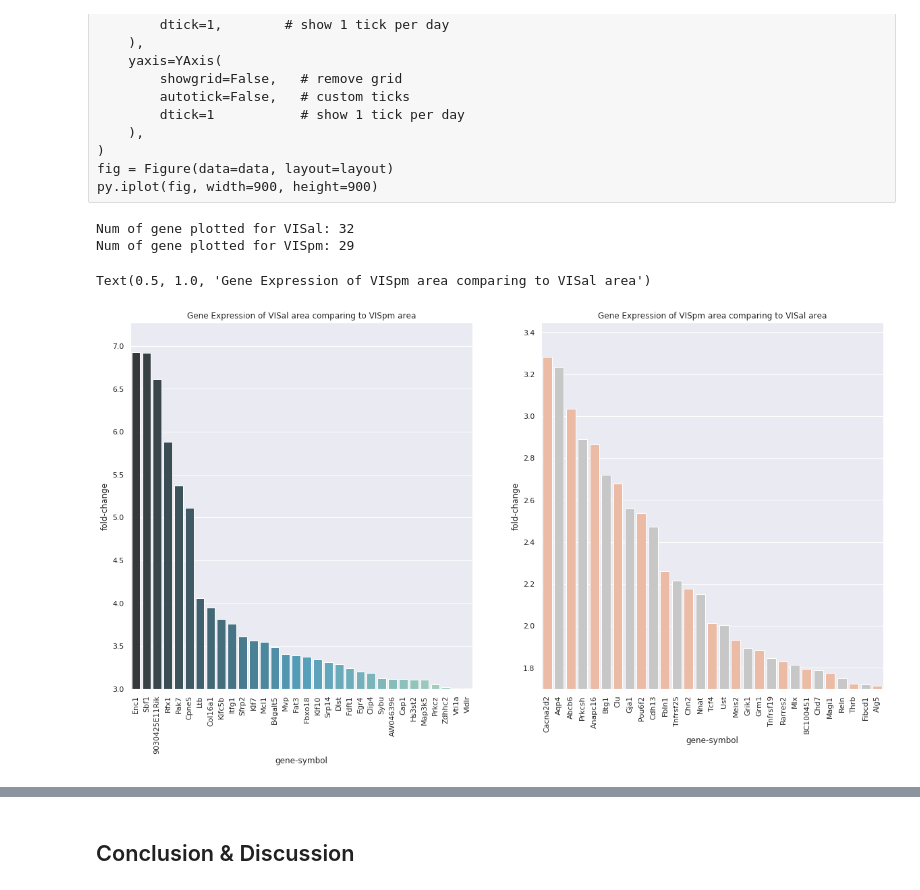
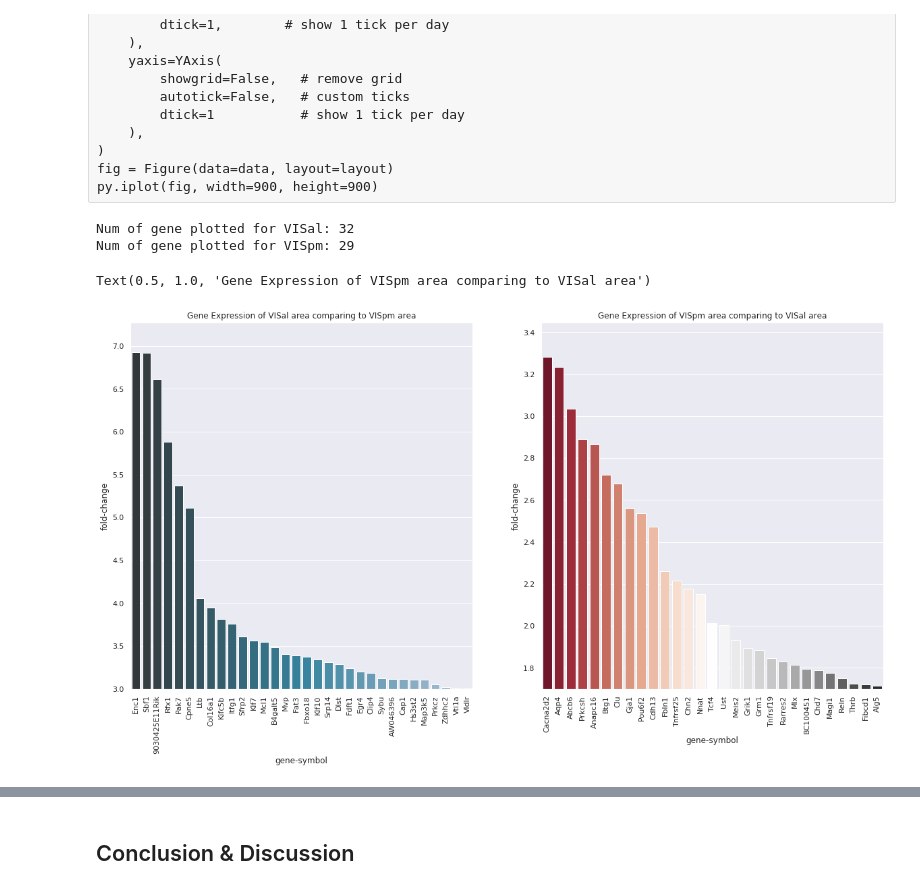
Before and after one commit to tthd0214/CellTypeProject, a Jupyter notebook: CellTypesProject_group8.ipynb, the cells around one changed output, grey strips where cells are left out. Drawn from its saved outputs; the diff is of its cells as text; code cells hidden in the pictures.

```diff
--- a/CellTypesProject_group8.ipynb
+++ b/CellTypesProject_group8.ipynb
@@ -29,7 +29,7 @@ import xml.etree.ElementTree as ET
 import matplotlib as mpl
 import matplotlib.pyplot as plt
 import seaborn as sns
-sns.set(style="whitegrid")
+sns.set(style="darkgrid")
 
 from scipy.spatial.distance import pdist, squareform
 
@@ -71,10 +71,11 @@ targeted_structures = boc.get_all_targeted_structures()
 # query.xml?criteria=%20service::mouse_differential[set$eq%27mouse_coronal%27][structures1$eq402][structures2$eq533]
 
 
+VISal_VISpm_pd = pd.read_csv("VISal_VISpm_Converted_No_Threshold.csv")
+VISpm_VISal_pd = pd.read_csv("VISpm_VISal_Converted_No_Threshold.csv")
 
 
-VISal_VISpm_pd = pd.read_csv("VISal_VISpm_Converted_No_Threshold.csv")
-VISpm_VISal_pd = pd.read_csv("VISpm_VISal_Converted_No_Threshold.csv")
+sns.set_palette("bright")
 # %% [markdown]
 ## Data Wrangling
 # %% [markdown]
@@ -343,24 +348,24 @@ py.iplot(fig, width=900, height=900)
 # %%
 # plotting the gene expression data through barplot
 fig, ax = plt.subplots(ncols = 2,figsize=(20,10))
 VISal_VISpm_plot= VISal_VISpm_pd_fold[VISal_VISpm_pd_fold["fold-change"] > 3]
 VISpm_VISal_plot = VISpm_VISal_pd_fold[VISpm_VISal_pd_fold["fold-change"] > 1.7]
 
 print("Num of gene plotted for VISal: " + str(len(VISal_VISpm_plot)))
 print("Num of gene plotted for VISpm: " + str(len(VISpm_VISal_plot)))
 
-ax1 = sns.barplot(x = "gene-symbol", y = "fold-change", data = VISal_VISpm_plot, ax = ax[0], palette="GnBu_d")
+ax1 = sns.barplot(x = "gene-symbol", y = "fold-change", data = VISal_VISpm_plot, ax = ax[0], palette="PuBuGn_d")
 ax1.set_xticklabels(labels = VISal_VISpm_plot['gene-symbol'], rotation=90)
 ax1.set_ylim(3,)
 ax1.set_title('Gene Expression of VISal area comparing to VISpm area')
 
 custom_palette = sns.color_palette("RdGy", 2)
-ax2 = sns.barplot(x = "gene-symbol", y = "fold-change", data = VISpm_VISal_plot, ax = ax[1], palette=custom_palette )
+ax2 = sns.barplot(x = "gene-symbol", y = "fold-change", data = VISpm_VISal_plot, ax = ax[1], palette="RdGy" )
 ax2.set_xticklabels(labels = VISpm_VISal_plot['gene-symbol'], rotation=90)
 ax2.set_ylim(1.7,)
 ax2.set_title('Gene Expression of VISpm area comparing to VISal area')
 # %% [output]
 Num of gene plotted for VISal: 32
 Num of gene plotted for VISpm: 29
 Text(0.5, 1.0, 'Gene Expression of VISpm area comparing to VISal area')
-[figure, old version]
+[figure, new version]
```
Also changed, not shown: parts of 6 cells of this notebook.
